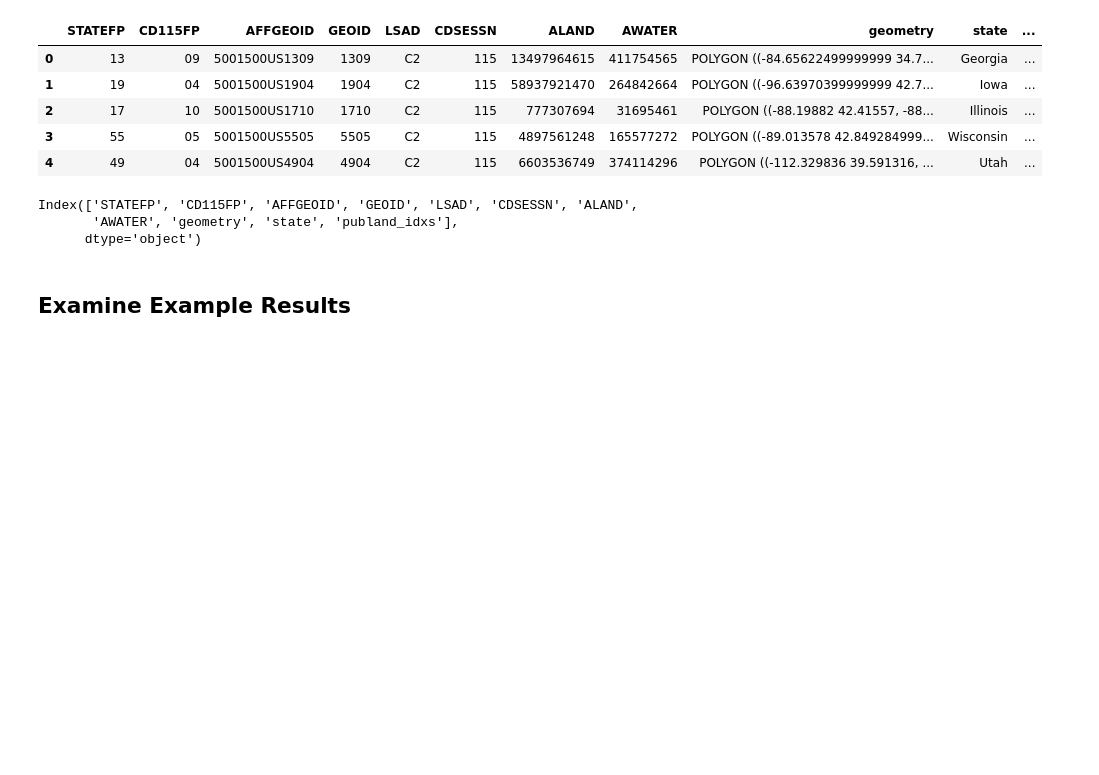
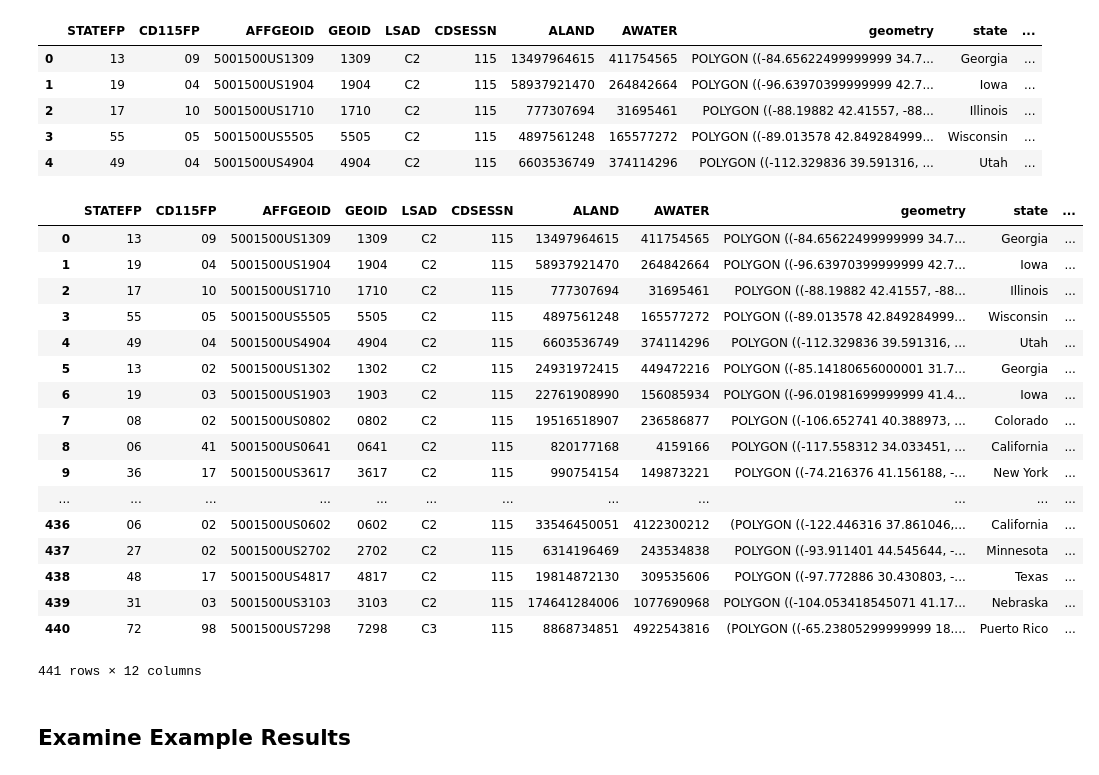
Before and after one commit to acannistra/house-lands, a Jupyter notebook: public-lands-district-politics.ipynb, the cells around one changed output. Cells and saved outputs as stored; diff of their text form; code cells hidden in the pictures; blank space fills up the shorter version.

```diff
--- a/public-lands-district-politics.ipynb
+++ b/public-lands-district-politics.ipynb
@@ -156,9 +160,24 @@ with open("data/districts-intersects.geojson", 'w') as gj:
 # %%
-districts_with_ids.columns
+districts_with_ids
 # %% [output]
+|  | STATEFP | CD115FP | AFFGEOID | GEOID | LSAD | CDSESSN | ALAND | AWATER | geometry | state | ... |
+| 0 | 13 | 09 | 5001500US1309 | 1309 | C2 | 115 | 13497964615 | 411754565 | POLYGON ((-84.65622499999999 34.7... | Georgia | ... |
+| 1 | 19 | 04 | 5001500US1904 | 1904 | C2 | 115 | 58937921470 | 264842664 | POLYGON ((-96.63970399999999 42.7... | Iowa | ... |
+| 2 | 17 | 10 | 5001500US1710 | 1710 | C2 | 115 | 777307694 | 31695461 | POLYGON ((-88.19882 42.41557, -88... | Illinois | ... |
+| 3 | 55 | 05 | 5001500US5505 | 5505 | C2 | 115 | 4897561248 | 165577272 | POLYGON ((-89.013578 42.849284999... | Wisconsin | ... |
+| 4 | 49 | 04 | 5001500US4904 | 4904 | C2 | 115 | 6603536749 | 374114296 | POLYGON ((-112.329836 39.591316, ... | Utah | ... |
+| 5 | 13 | 02 | 5001500US1302 | 1302 | C2 | 115 | 24931972415 | 449472216 | POLYGON ((-85.14180656000001 31.7... | Georgia | ... |
+| 6 | 19 | 03 | 5001500US1903 | 1903 | C2 | 115 | 22761908990 | 156085934 | POLYGON ((-96.01981699999999 41.4... | Iowa | ... |
+| 7 | 08 | 02 | 5001500US0802 | 0802 | C2 | 115 | 19516518907 | 236586877 | POLYGON ((-106.652741 40.388973, ... | Colorado | ... |
+| 8 | 06 | 41 | 5001500US0641 | 0641 | C2 | 115 | 820177168 | 4159166 | POLYGON ((-117.558312 34.033451, ... | California | ... |
+| 9 | 36 | 17 | 5001500US3617 | 3617 | C2 | 115 | 990754154 | 149873221 | POLYGON ((-74.216376 41.156188, -... | New York | ... |
+| ... | ... | ... | ... | ... | ... | ... | ... | ... | ... | ... | ... |
+| 436 | 06 | 02 | 5001500US0602 | 0602 | C2 | 115 | 33546450051 | 4122300212 | (POLYGON ((-122.446316 37.861046,... | California | ... |
+| 437 | 27 | 02 | 5001500US2702 | 2702 | C2 | 115 | 6314196469 | 243534838 | POLYGON ((-93.911401 44.545644, -... | Minnesota | ... |
+| 438 | 48 | 17 | 5001500US4817 | 4817 | C2 | 115 | 19814872130 | 309535606 | POLYGON ((-97.772886 30.430803, -... | Texas | ... |
+| 439 | 31 | 03 | 5001500US3103 | 3103 | C2 | 115 | 174641284006 | 1077690968 | POLYGON ((-104.053418545071 41.17... | Nebraska | ... |
+| 440 | 72 | 98 | 5001500US7298 | 7298 | C3 | 115 | 8868734851 | 4922543816 | (POLYGON ((-65.23805299999999 18.... | Puerto Rico | ... |
-Index(['STATEFP', 'CD115FP', 'AFFGEOID', 'GEOID', 'LSAD', 'CDSESSN', 'ALAND',
-       'AWATER', 'geometry', 'state', 'publand_idxs'],
-      dtype='object')
+441 rows × 12 columns
 # %% [markdown]
 ## Examine Example Results
 # %%
```
Also changed, not shown: parts of 16 cells of this notebook.
